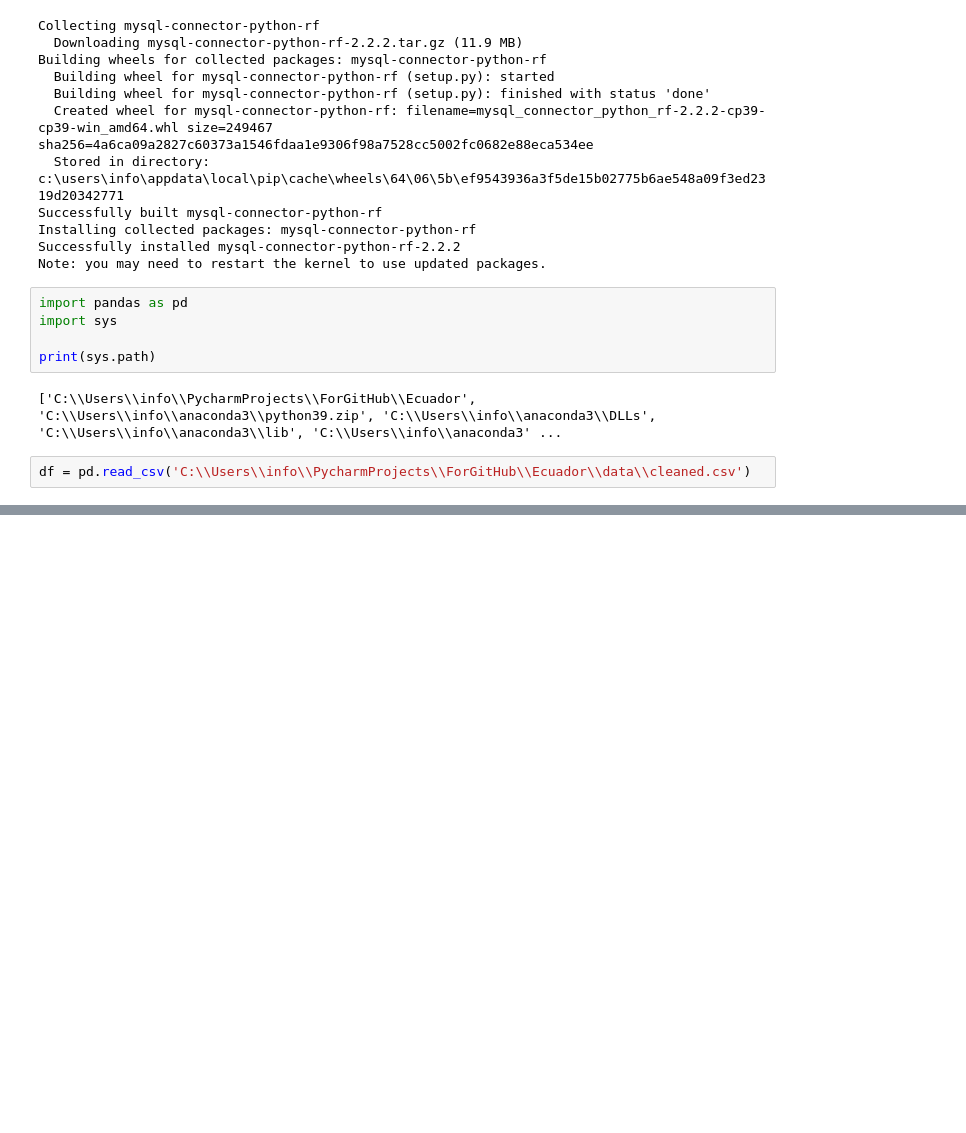
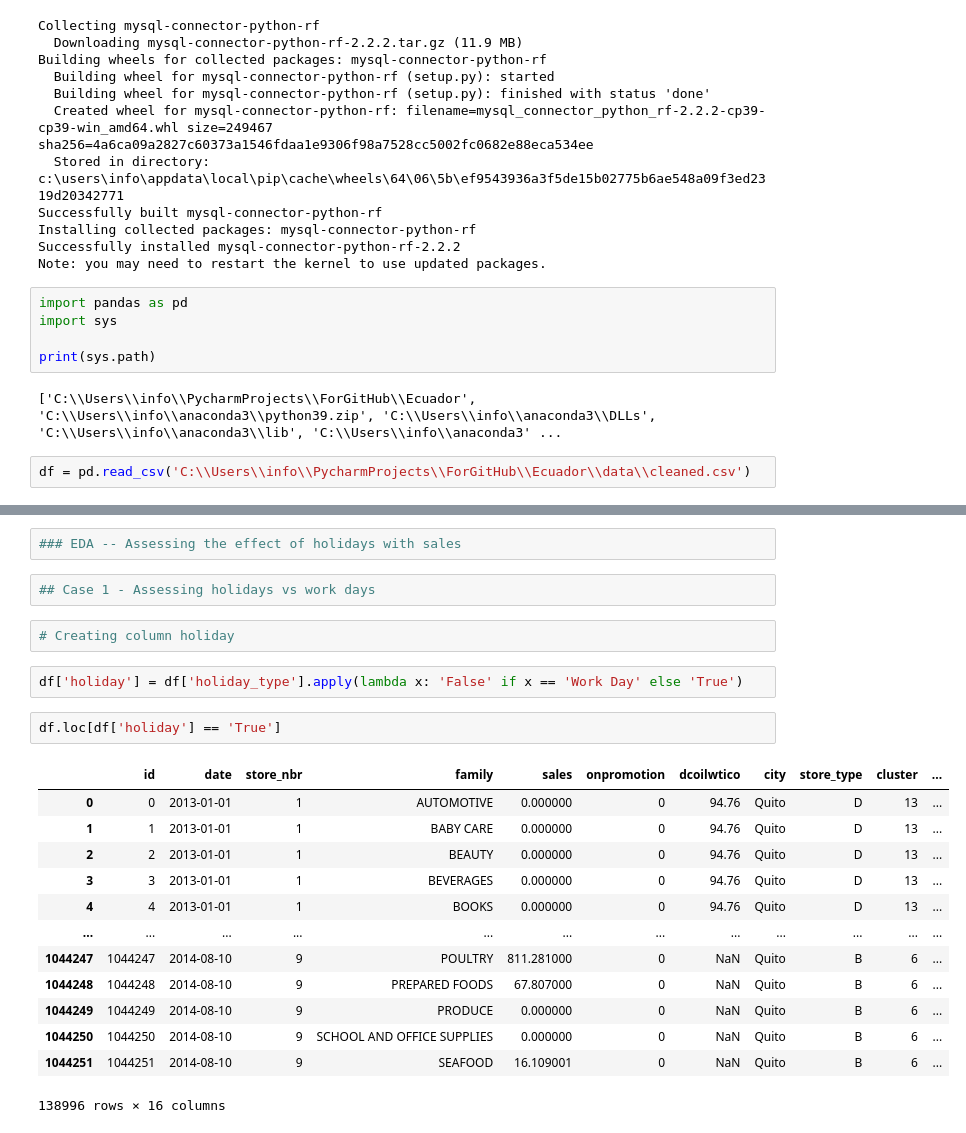
Before and after one commit to ChrisMaringka/Ecuador, a Jupyter notebook: Ecuador.ipynb, the cells around one changed output, grey strips where cells are left out. Cells and saved outputs as stored; diff of their text form; blank space fills up the shorter version.

```diff
--- a/Ecuador.ipynb
+++ b/Ecuador.ipynb
@@ -80,0 +124,24 @@ array(['Holiday', nan, 'Work Day'], dtype=object)
+# %%
+### EDA -- Assessing the effect of holidays with sales
+# %%
+## Case 1 - Assessing holidays vs work days
+# %%
+# Creating column holiday
+# %%
+df['holiday'] = df['holiday_type'].apply(lambda x: 'False' if x == 'Work Day' else 'True')
+# %%
+df.loc[df['holiday'] == 'True']
+# %% [output]
+|  | id | date | store_nbr | family | sales | onpromotion | dcoilwtico | city | store_type | cluster | ... |
+| 0 | 0 | 2013-01-01 | 1 | AUTOMOTIVE | 0.000000 | 0 | 94.76 | Quito | D | 13 | ... |
+| 1 | 1 | 2013-01-01 | 1 | BABY CARE | 0.000000 | 0 | 94.76 | Quito | D | 13 | ... |
+| 2 | 2 | 2013-01-01 | 1 | BEAUTY | 0.000000 | 0 | 94.76 | Quito | D | 13 | ... |
+| 3 | 3 | 2013-01-01 | 1 | BEVERAGES | 0.000000 | 0 | 94.76 | Quito | D | 13 | ... |
+| 4 | 4 | 2013-01-01 | 1 | BOOKS | 0.000000 | 0 | 94.76 | Quito | D | 13 | ... |
+| ... | ... | ... | ... | ... | ... | ... | ... | ... | ... | ... | ... |
+| 1044247 | 1044247 | 2014-08-10 | 9 | POULTRY | 811.281000 | 0 | NaN | Quito | B | 6 | ... |
+| 1044248 | 1044248 | 2014-08-10 | 9 | PREPARED FOODS | 67.807000 | 0 | NaN | Quito | B | 6 | ... |
+| 1044249 | 1044249 | 2014-08-10 | 9 | PRODUCE | 0.000000 | 0 | NaN | Quito | B | 6 | ... |
+| 1044250 | 1044250 | 2014-08-10 | 9 | SCHOOL AND OFFICE SUPPLIES | 0.000000 | 0 | NaN | Quito | B | 6 | ... |
+| 1044251 | 1044251 | 2014-08-10 | 9 | SEAFOOD | 16.109001 | 0 | NaN | Quito | B | 6 | ... |
+138996 rows × 16 columns
```
Also changed, not shown: parts of 11 cells of this notebook.
